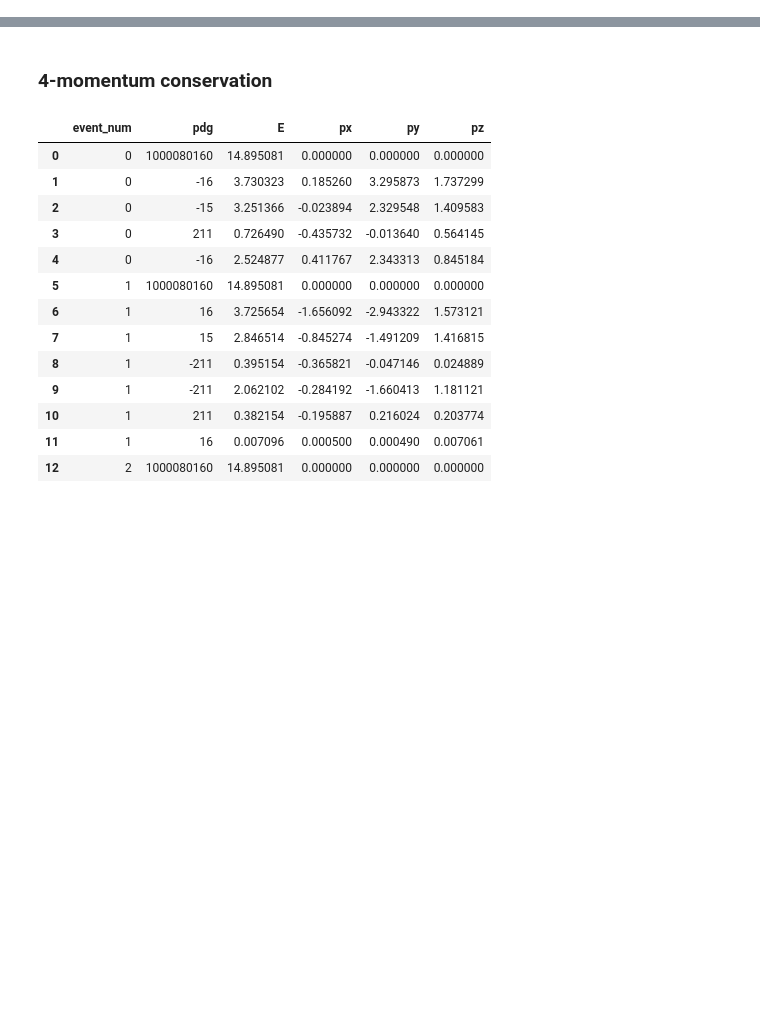
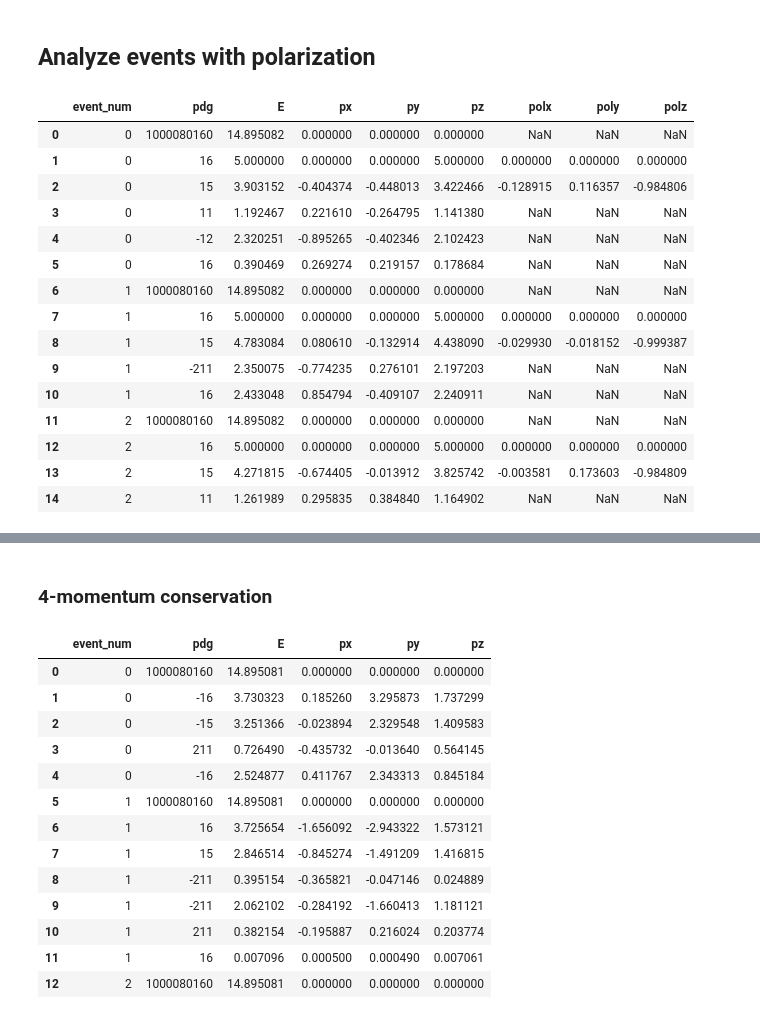
Before and after one commit to simonthor/tau-polarization-icecube, a Jupyter notebook: icecube-tau-decays/icecube_event_analysis.ipynb, the cells around one changed output, grey strips where cells are left out. Saved outputs shown, nothing was run; the diff lists cells and outputs as text; code cells hidden in the pictures; blank space fills up the shorter version.

Commit message:
Perform several sanity checks of the data from IceCube simulations

```diff
--- a/icecube-tau-decays/icecube_event_analysis.ipynb
+++ b/icecube-tau-decays/icecube_event_analysis.ipynb
@@ -7,0 +9,24 @@ from collections import Counter
+# %% [markdown]
+## Analyze events with polarization
+# %%
+particle_infos = {e: pd.read_csv(f"../data/test_genie_NuTau_{e}.0_GeV_particles.csv") for e in [5, 10, 20, 50, 100]}
+event_infos = {e: pd.read_csv(f"../data/test_genie_NuTau_{e}.0_GeV_event_info.csv") for e in [5, 10, 20, 50, 100]}
+# %%
+particle_infos[5].head(15)
+# %% [output]
+|  | event_num | pdg | E | px | py | pz | polx | poly | polz |
+| 0 | 0 | 1000080160 | 14.895082 | 0.000000 | 0.000000 | 0.000000 | NaN | NaN | NaN |
+| 1 | 0 | 16 | 5.000000 | 0.000000 | 0.000000 | 5.000000 | 0.000000 | 0.000000 | 0.000000 |
+| 2 | 0 | 15 | 3.903152 | -0.404374 | -0.448013 | 3.422466 | -0.128915 | 0.116357 | -0.984806 |
+| 3 | 0 | 11 | 1.192467 | 0.221610 | -0.264795 | 1.141380 | NaN | NaN | NaN |
+| 4 | 0 | -12 | 2.320251 | -0.895265 | -0.402346 | 2.102423 | NaN | NaN | NaN |
+| 5 | 0 | 16 | 0.390469 | 0.269274 | 0.219157 | 0.178684 | NaN | NaN | NaN |
+| 6 | 1 | 1000080160 | 14.895082 | 0.000000 | 0.000000 | 0.000000 | NaN | NaN | NaN |
+| 7 | 1 | 16 | 5.000000 | 0.000000 | 0.000000 | 5.000000 | 0.000000 | 0.000000 | 0.000000 |
+| 8 | 1 | 15 | 4.783084 | 0.080610 | -0.132914 | 4.438090 | -0.029930 | -0.018152 | -0.999387 |
+| 9 | 1 | -211 | 2.350075 | -0.774235 | 0.276101 | 2.197203 | NaN | NaN | NaN |
+| 10 | 1 | 16 | 2.433048 | 0.854794 | -0.409107 | 2.240911 | NaN | NaN | NaN |
+| 11 | 2 | 1000080160 | 14.895082 | 0.000000 | 0.000000 | 0.000000 | NaN | NaN | NaN |
+| 12 | 2 | 16 | 5.000000 | 0.000000 | 0.000000 | 5.000000 | 0.000000 | 0.000000 | 0.000000 |
+| 13 | 2 | 15 | 4.271815 | -0.674405 | -0.013912 | 3.825742 | -0.003581 | 0.173603 | -0.984809 |
+| 14 | 2 | 11 | 1.261989 | 0.295835 | 0.384840 | 1.164902 | NaN | NaN | NaN |
```
Also changed, not shown: parts of 8 cells of this notebook.
